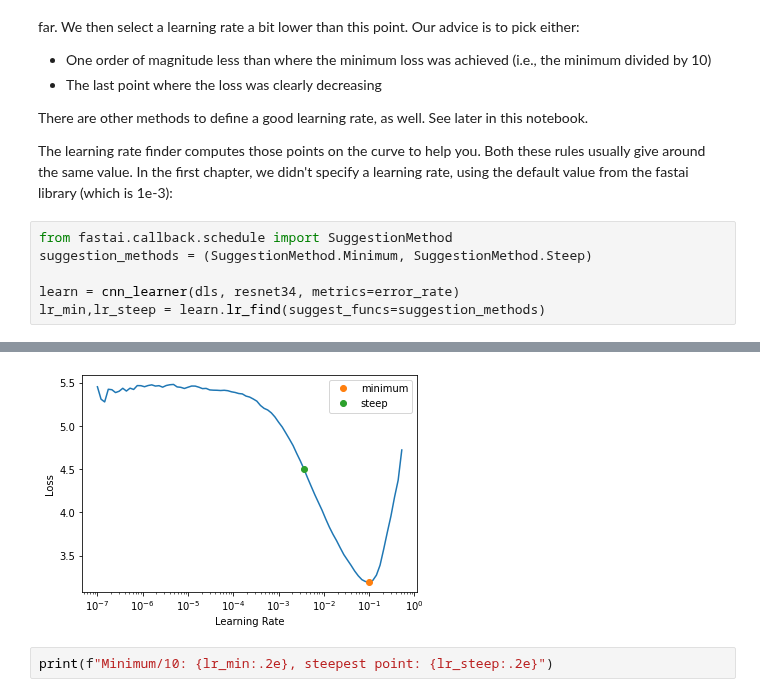
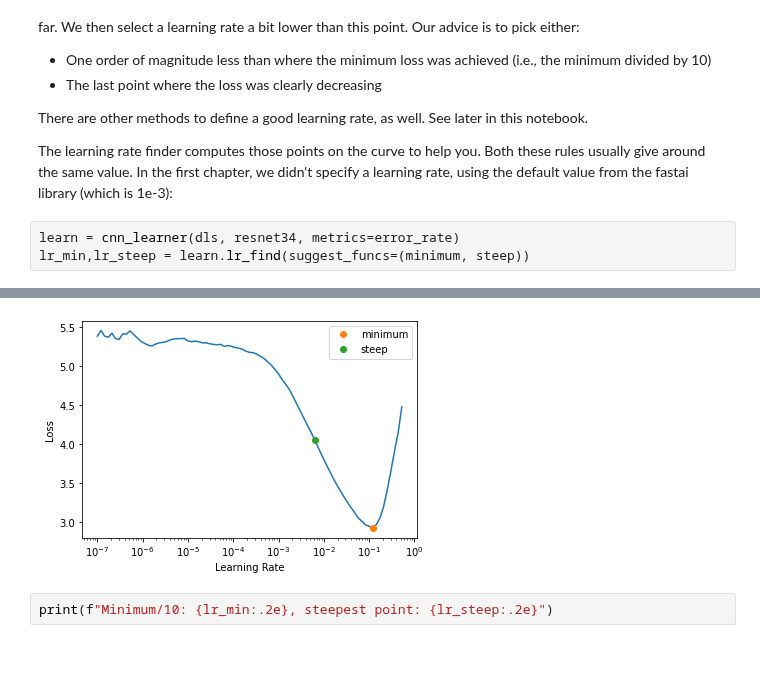
Before and after one commit to vtecftwy/fastbook, a Jupyter notebook: 05_pet_breeds.ipynb, the cells around one changed output, grey strips where cells are left out. Saved outputs shown, nothing was run; the diff lists cells and outputs as text; blank space fills up the shorter version.

```diff
--- a/05_pet_breeds.ipynb
+++ b/05_pet_breeds.ipynb
@@ -582,14 +591,11 @@ There are other methods to define a good learning rate, as well. See later in th
 
 The learning rate finder computes those points on the curve to help you. Both these rules usually give around the same value. In the first chapter, we didn't specify a learning rate, using the default value from the fastai library (which is 1e-3):
 # %%
-from fastai.callback.schedule import SuggestionMethod
-suggestion_methods = (SuggestionMethod.Minimum, SuggestionMethod.Steep)
-
 learn = cnn_learner(dls, resnet34, metrics=error_rate)
-lr_min,lr_steep = learn.lr_find(suggest_funcs=suggestion_methods)
+lr_min,lr_steep = learn.lr_find(suggest_funcs=(minimum, steep))
 # %% [output]
 [interactive output not drawn]
-[figure, old version]
+[figure, new version]
 # %%
 print(f"Minimum/10: {lr_min:.2e}, steepest point: {lr_steep:.2e}")
 # %% [output]
```
Also changed, not shown: parts of 22 cells of this notebook.
